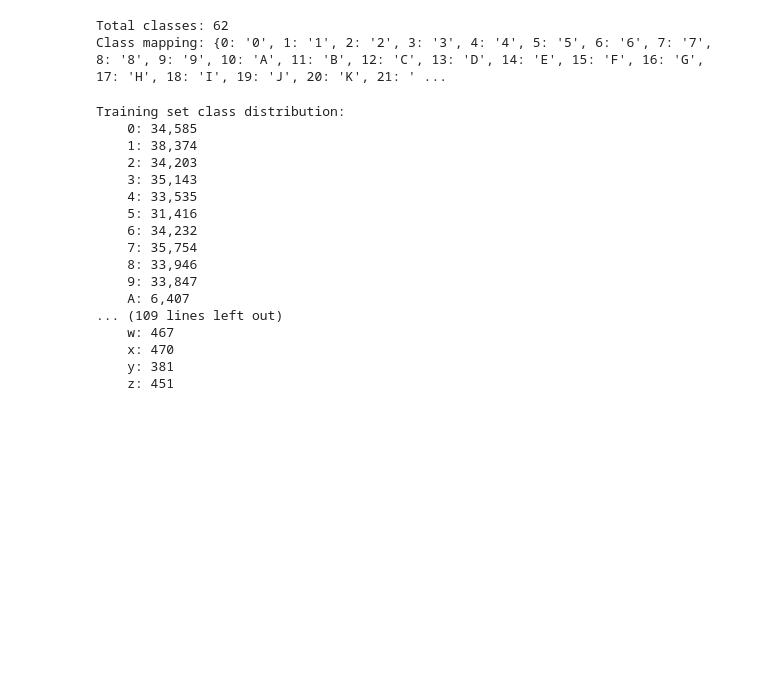
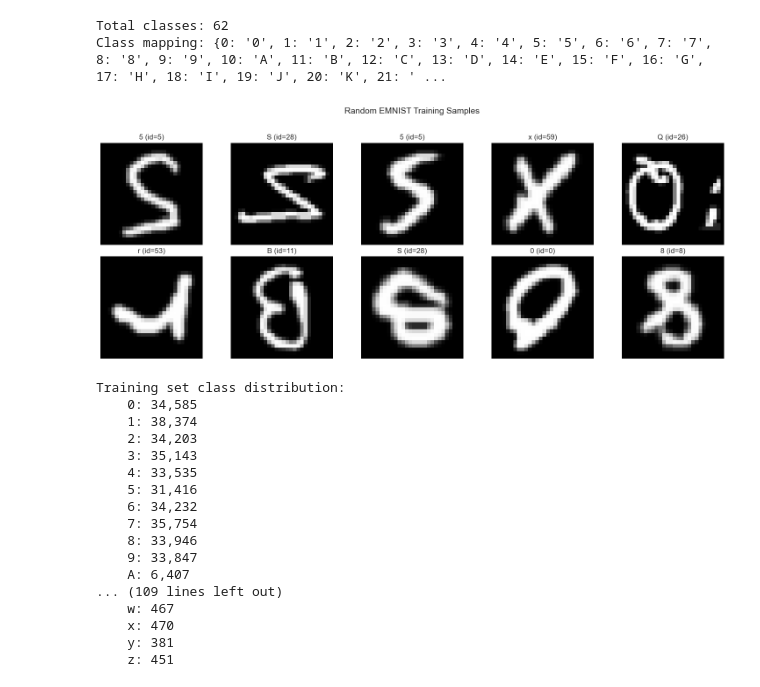
Before and after one commit to lauranagamine1/ml-p3-character-recognition, a Jupyter notebook: eda_emnist_byclass.ipynb, the cells around one changed output. Cells and saved outputs as stored; diff of their text form; code cells hidden in the pictures; blank space fills up the shorter version.

Commit message:
Refactored EMNIST EDA notebook to emnist by class, added EDA notebook for EMNIST balanced, improved class mapping, added visualization of random sample of datasets.

```diff
--- a/eda_emnist.ipynb
+++ b/eda_emnist_byclass.ipynb
@@ -41,29 +41,32 @@ Test labels shape: (116323,)
 Pixel value range: 0 to 255
 Label value range: 0 to 61
 # %%
-class_mapping = {}
-idx = 0
-
-# Digits 0-9
-for i in range(10):
-    class_mapping[idx] = str(i)
-    idx += 1
-
-# Uppercase letters A-Z
-for i in range(26):
-    class_mapping[idx] = chr(i + ord('A'))
-    idx += 1
-
-# Lowercase letters a-z
-for i in range(26):
-    class_mapping[idx] = chr(i + ord('a'))
-    idx += 1
+mapping_path = 'data/emnist-byclass-mapping.txt'
+mapping_df = pd.read_csv(mapping_path, sep='\s+', header=None, names=['label', 'ascii'])
+mapping_df = mapping_df.sort_values('label')
+class_mapping = {int(row.label): chr(int(row.ascii)) for _, row in mapping_df.iterrows()}
 
 print(f"Total classes: {len(class_mapping)}")
 print(f"Class mapping: {class_mapping}")
 # %% [output]
 Total classes: 62
 Class mapping: {0: '0', 1: '1', 2: '2', 3: '3', 4: '4', 5: '5', 6: '6', 7: '7', 8: '8', 9: '9', 10: 'A', 11: 'B', 12: 'C', 13: 'D', 14: 'E', 15: 'F', 16: 'G', 17: 'H', 18: 'I', 19: 'J', 20: 'K', 21: ' ...
+# %%
+rng = np.random.default_rng()
+indices = rng.choice(X_train.shape[0], size=10, replace=False)
+
+fig, axes = plt.subplots(2, 5, figsize=(15, 6))
+for ax, idx in zip(axes.flatten(), indices):
+    ax.imshow(X_train[idx], cmap='gray')
+    label = class_mapping.get(int(y_train[idx]), int(y_train[idx]))
+    ax.set_title(f"{label} (id={int(y_train[idx])})")
+    ax.axis('off')
+
+plt.suptitle("Random EMNIST Training Samples", fontsize=14)
+plt.tight_layout(rect=[0, 0, 1, 0.95])
+plt.show()
+# %% [output]
+[figure, added]
 # %%
 train_counts = collections.Counter(y_train)
 test_counts = collections.Counter(y_test)
```
Also changed, not shown: 1 other file.
